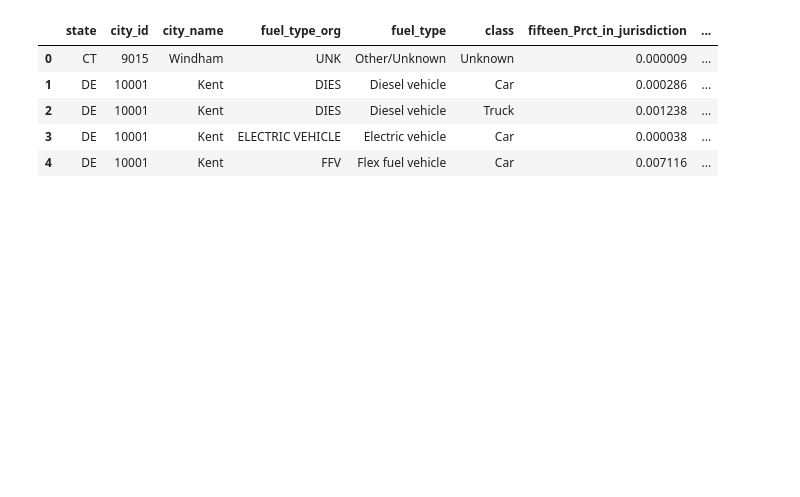
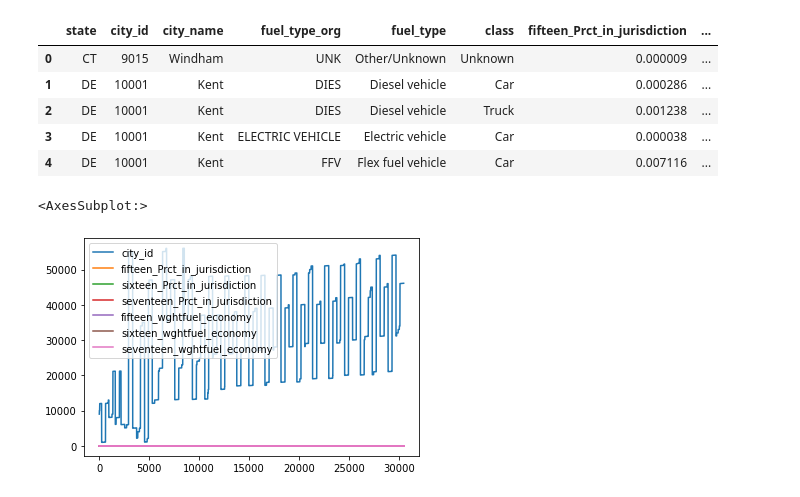
Before and after one commit to GitFox2021/Final-Project, a Jupyter notebook: Notebooks/Vehicles.ipynb, the cells around one changed output. Cells and saved outputs as stored; diff of their text form; code cells hidden in the pictures; blank space fills up the shorter version.

```diff
--- a/Notebooks/Vehicles.ipynb
+++ b/Notebooks/Vehicles.ipynb
@@ -11,3 +11,8 @@ dataset.head()
 | 2 | DE | 10001 | Kent | DIES | Diesel vehicle | Truck | 0.001238 | ... |
 | 3 | DE | 10001 | Kent | ELECTRIC VEHICLE | Electric vehicle | Car | 0.000038 | ... |
 | 4 | DE | 10001 | Kent | FFV | Flex fuel vehicle | Car | 0.007116 | ... |
+# %%
+dataset.plot()
+# %% [output]
+<AxesSubplot:>
+[figure, added]
```
Also changed, not shown: parts of 1 cell of this notebook.
